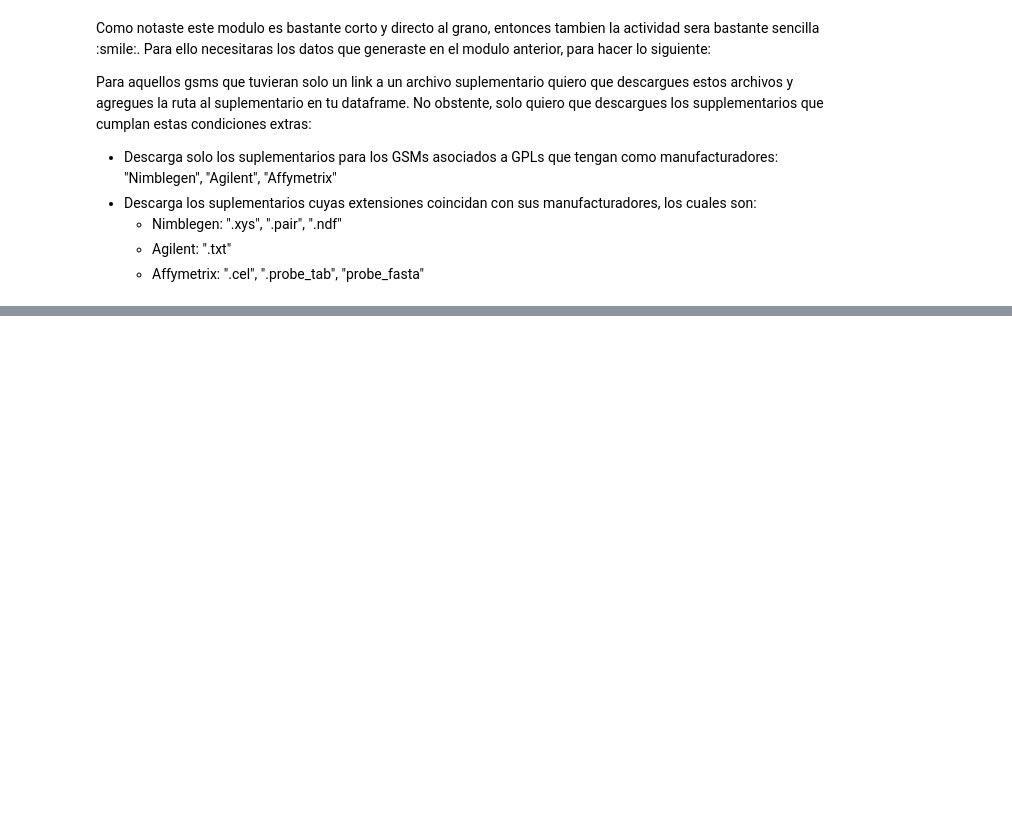
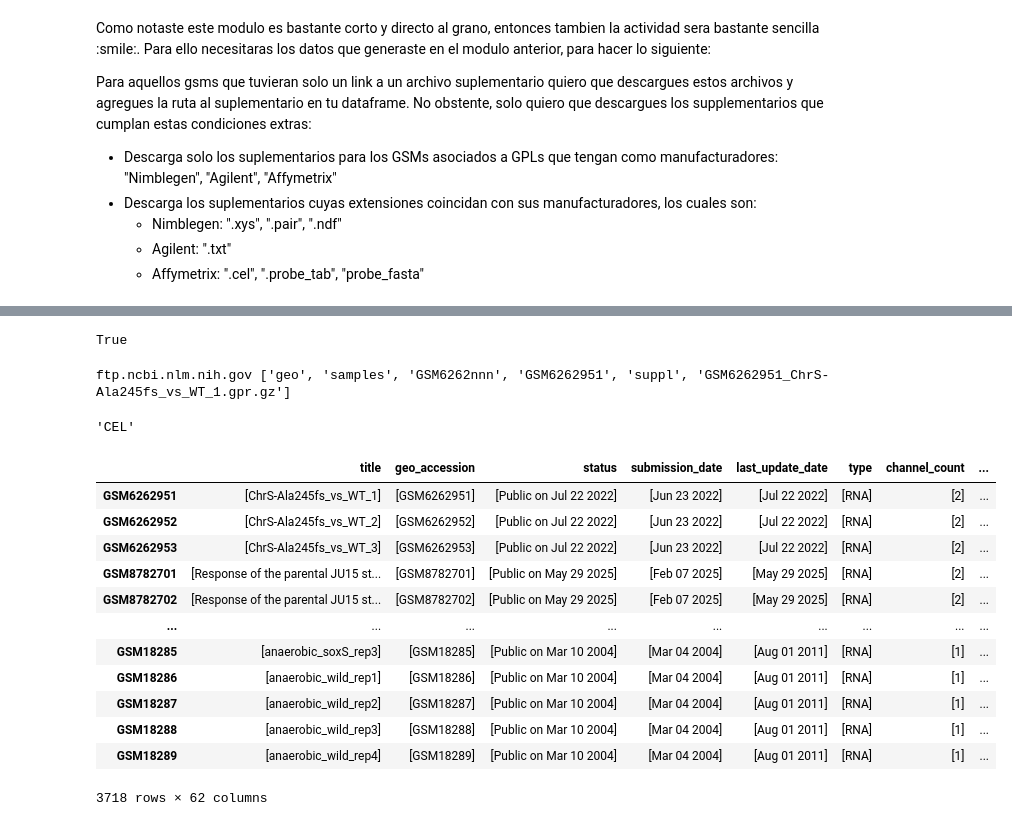
Before and after one commit to ArmandoTrapaga/Induccion, a Jupyter notebook: Download.ipynb, the cells around one changed output, grey strips where cells are left out. Cells and saved outputs as stored; diff of their text form; code cells hidden in the pictures; blank space fills up the shorter version.

```diff
--- a/Download.ipynb
+++ b/Download.ipynb
@@ -66,0 +148,4 @@ Para aquellos gsms que tuvieran solo un link a un archivo suplementario quiero q
+# %%
+gsm_gpl = df.loc[:, 'platform_id'].to_dict()
+gsm_gpl = depurar(gsm_gpl)
+gsm_gpl.items()
@@ -66,0 +171,4 @@ Para aquellos gsms que tuvieran solo un link a un archivo suplementario quiero q
+# %%
+'Si' in 'Siento' # Lo que nos dice que no hay necesidad de filtrar mucho más para hallar si el manufacturador es correcto o no
+# %% [output]
+True
@@ -66,0 +180,5 @@ Para aquellos gsms que tuvieran solo un link a un archivo suplementario quiero q
+# %%
+_, _, host, *path = df.loc['GSM6262951', 'supplementary_file'][0].split('/')
+print(host, path)
+# %% [output]
+ftp.ncbi.nlm.nih.gov ['geo', 'samples', 'GSM6262nnn', 'GSM6262951', 'suppl', 'GSM6262951_ChrS-Ala245fs_vs_WT_1.gpr.gz']
@@ -66,0 +212,21 @@ Para aquellos gsms que tuvieran solo un link a un archivo suplementario quiero q
+# %%
+ext_sup = path.split('.')[-2] # porque todos están compresos
+ext_sup
+# %% [output]
+'CEL'
+# %%
+df
+# %% [output]
+|  | title | geo_accession | status | submission_date | last_update_date | type | channel_count | ... |
+| GSM6262951 | [ChrS-Ala245fs_vs_WT_1] | [GSM6262951] | [Public on Jul 22 2022] | [Jun 23 2022] | [Jul 22 2022] | [RNA] | [2] | ... |
+| GSM6262952 | [ChrS-Ala245fs_vs_WT_2] | [GSM6262952] | [Public on Jul 22 2022] | [Jun 23 2022] | [Jul 22 2022] | [RNA] | [2] | ... |
+| GSM6262953 | [ChrS-Ala245fs_vs_WT_3] | [GSM6262953] | [Public on Jul 22 2022] | [Jun 23 2022] | [Jul 22 2022] | [RNA] | [2] | ... |
+| GSM8782701 | [Response of the parental JU15 st... | [GSM8782701] | [Public on May 29 2025] | [Feb 07 2025] | [May 29 2025] | [RNA] | [2] | ... |
+| GSM8782702 | [Response of the parental JU15 st... | [GSM8782702] | [Public on May 29 2025] | [Feb 07 2025] | [May 29 2025] | [RNA] | [2] | ... |
+| ... | ... | ... | ... | ... | ... | ... | ... | ... |
+| GSM18285 | [anaerobic_soxS_rep3] | [GSM18285] | [Public on Mar 10 2004] | [Mar 04 2004] | [Aug 01 2011] | [RNA] | [1] | ... |
+| GSM18286 | [anaerobic_wild_rep1] | [GSM18286] | [Public on Mar 10 2004] | [Mar 04 2004] | [Aug 01 2011] | [RNA] | [1] | ... |
+| GSM18287 | [anaerobic_wild_rep2] | [GSM18287] | [Public on Mar 10 2004] | [Mar 04 2004] | [Aug 01 2011] | [RNA] | [1] | ... |
+| GSM18288 | [anaerobic_wild_rep3] | [GSM18288] | [Public on Mar 10 2004] | [Mar 04 2004] | [Aug 01 2011] | [RNA] | [1] | ... |
+| GSM18289 | [anaerobic_wild_rep4] | [GSM18289] | [Public on Mar 10 2004] | [Mar 04 2004] | [Aug 01 2011] | [RNA] | [1] | ... |
+3718 rows × 62 columns
```
Also changed, not shown: parts of 38 cells of this notebook.
